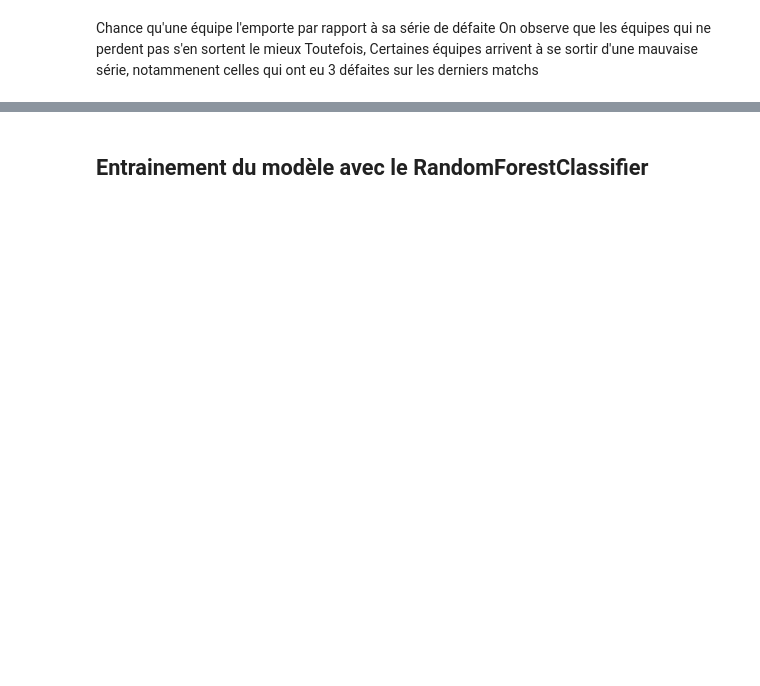
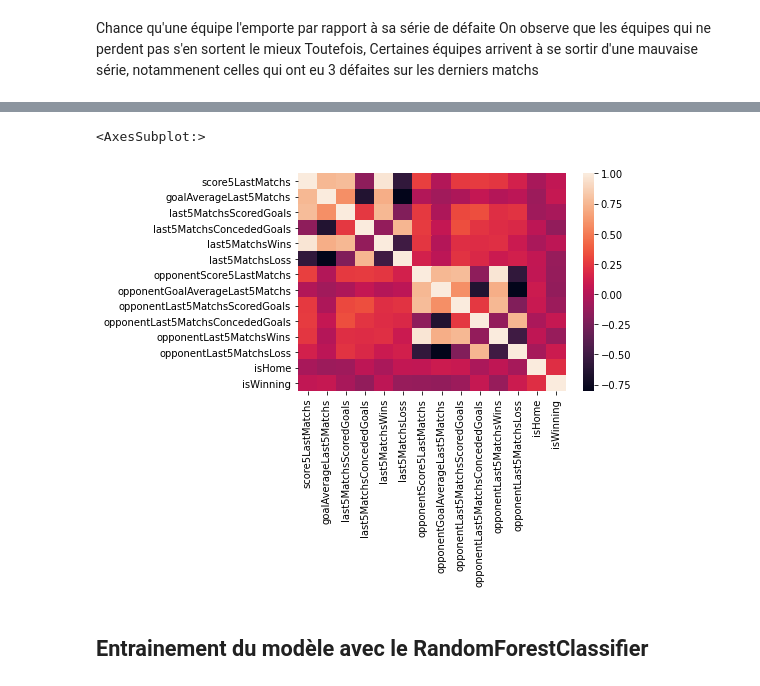
Before and after one commit to MaximeCertain/pr-diction-L1, a Jupyter notebook: main.ipynb, the cells around one changed output, grey strips where cells are left out. Saved outputs shown, nothing was run; the diff lists cells and outputs as text; code cells hidden in the pictures; blank space fills up the shorter version.

```diff
--- a/main.ipynb
+++ b/main.ipynb
@@ -64,3 +94,14 @@ plt.show()
+# %%
+# calculate the correlation matrix
+corr = dfTotal.corr()
+
+# plot the heatmap
+sns.heatmap(corr,
+        xticklabels=corr.columns,
+        yticklabels=corr.columns)
+# %% [output]
+<AxesSubplot:>
+[figure, added]
 # %% [markdown]
 <h2>Entrainement du modèle avec le RandomForestClassifier
 # %%
```
Also changed, not shown: parts of 18 cells of this notebook, 2 other files.
